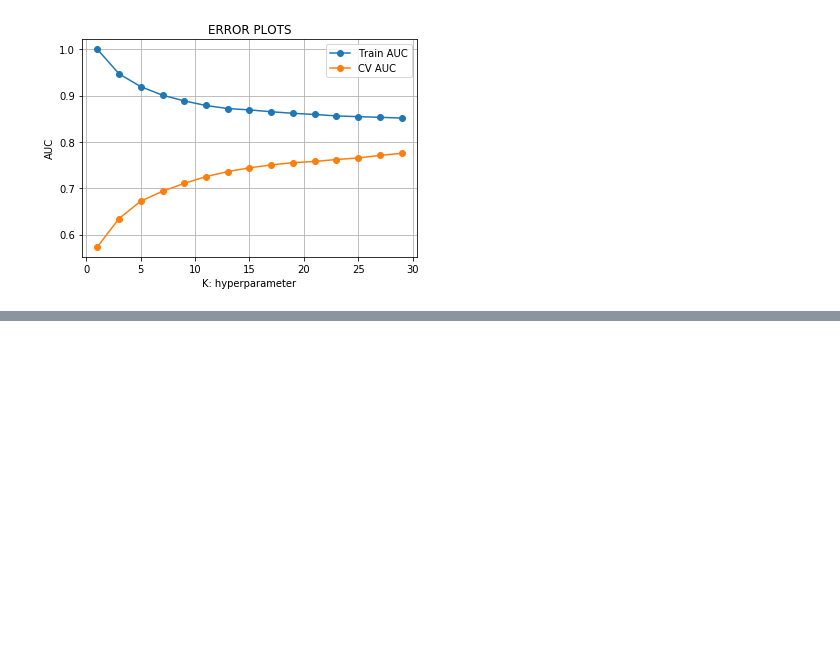
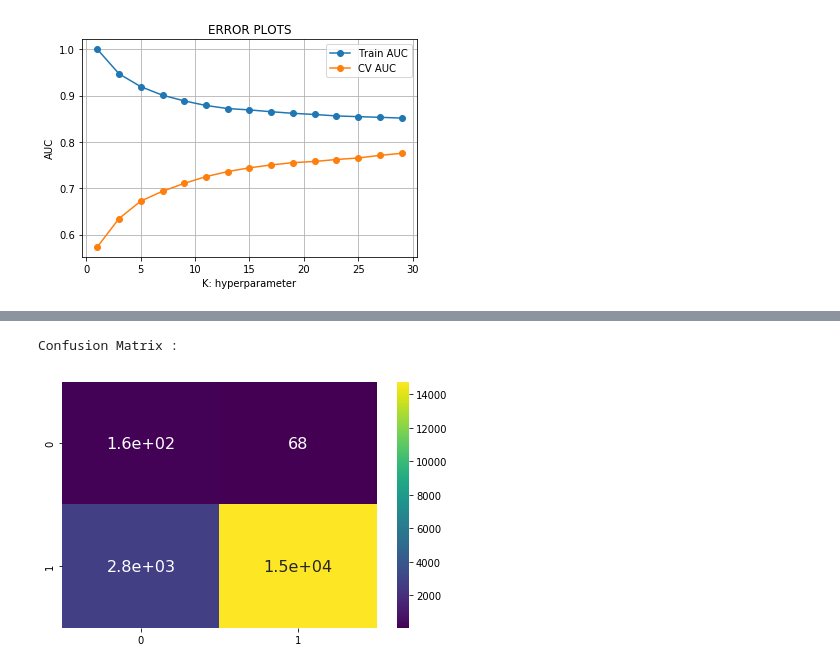
Before and after one commit to NavdeepTU/Machine-Learning, a Jupyter notebook: 01. K-Nearest Neighbors/03. Amazon Fine Food Reviews Analysis using KNN Algorithm.ipynb, the cells around one changed output, grey strips where cells are left out. Cells and saved outputs as stored; diff of their text form; code cells hidden in the pictures; blank space fills up the shorter version.

```diff
--- a/01. K-Nearest Neighbors/03. Amazon Fine Food Reviews Analysis using KNN Algorithm.ipynb
+++ b/01. K-Nearest Neighbors/03. Amazon Fine Food Reviews Analysis using KNN Algorithm.ipynb
@@ -109,0 +151,8 @@ plt.show()
+# %%
+print('Confusion Matrix : ')
+matrix = confusion_matrix(y_test, y_test_pred).T
+sns.heatmap(matrix, annot=True, annot_kws = {'size' : 16}, cmap='viridis')
+plt.tight_layout()
+# %% [output]
+Confusion Matrix :
+[figure, added]
```
Also changed, not shown: parts of 7 cells of this notebook.
